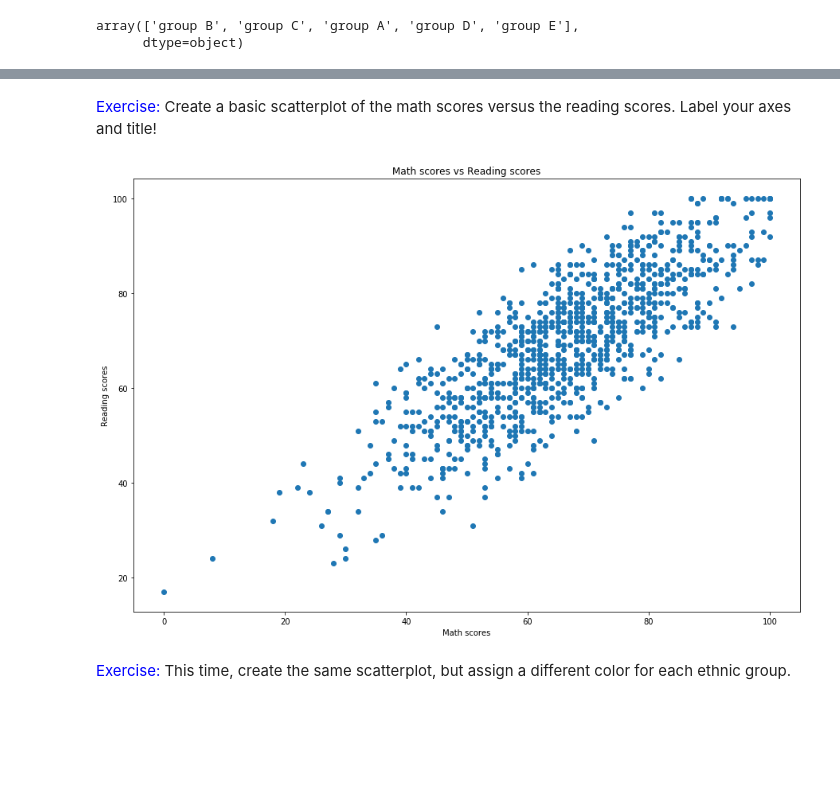
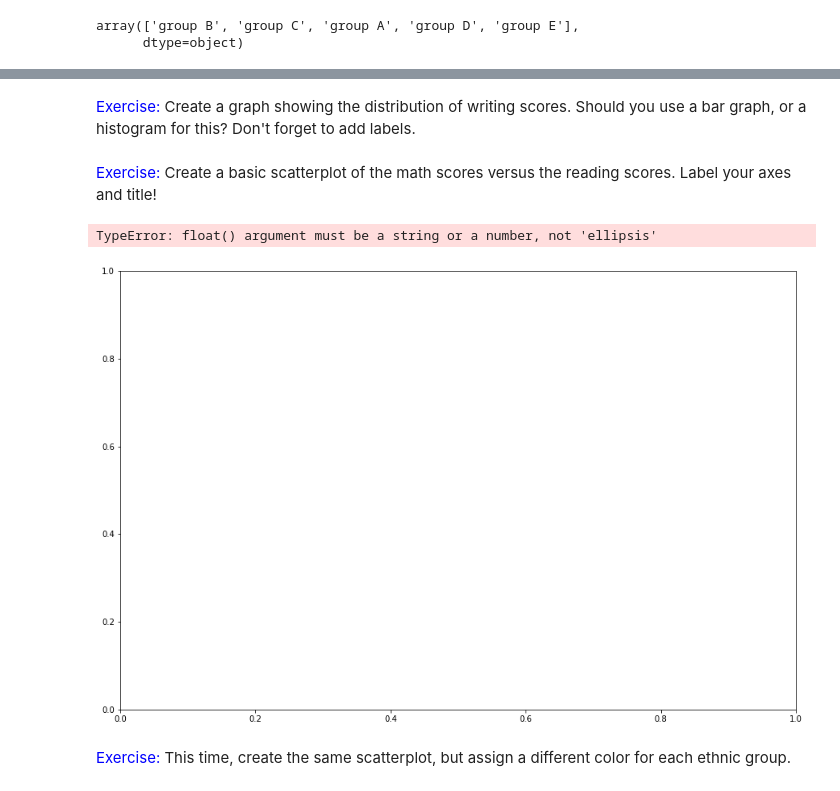
Before and after one commit to mpagador/python-libraries-visualization-workshop, a Jupyter notebook: DSS_Python_Libraries_Visualizations_Workshop_3_6_(Notebook).ipynb, the cells around one changed output, grey strips where cells are left out. Cells and saved outputs as stored; diff of their text form; code cells hidden in the pictures; blank space fills up the shorter version.

```diff
--- a/DSS_Python_Libraries_Visualizations_Workshop_3_6_(Notebook).ipynb
+++ b/DSS_Python_Libraries_Visualizations_Workshop_3_6_(Notebook).ipynb
@@ -968,0 +930,2 @@ array(['group B', 'group C', 'group A', 'group D', 'group E'],
+# %% [markdown]
+<font color="blue">Exercise:</font> Create a graph showing the distribution of writing scores. Should you use a bar graph, or a histogram for this? Don't forget to add labels.
@@ -971,11 +939,12 @@ array(['group B', 'group C', 'group A', 'group D', 'group E'],
 # %%
 plt.figure(figsize=(15, 10)) # Increase the size of the returned plot
 
-plt.scatter(x=exams['math score'], y=exams['reading score'])
-plt.xlabel('Math scores')
-plt.ylabel('Reading scores')
-plt.title('Math scores vs Reading scores');
+plt.scatter(..., ...)
+plt.xlabel(...)
+plt.ylabel(...)
+plt.title(...);
 # %% [output]
+TypeError: float() argument must be a string or a number, not 'ellipsis'
-[figure, old version]
+[figure, new version]
 # %% [markdown]
 <font color="blue">Exercise:</font> This time, create the same scatterplot, but assign a different color for each ethnic group.
```
Also changed, not shown: parts of 69 cells of this notebook.
